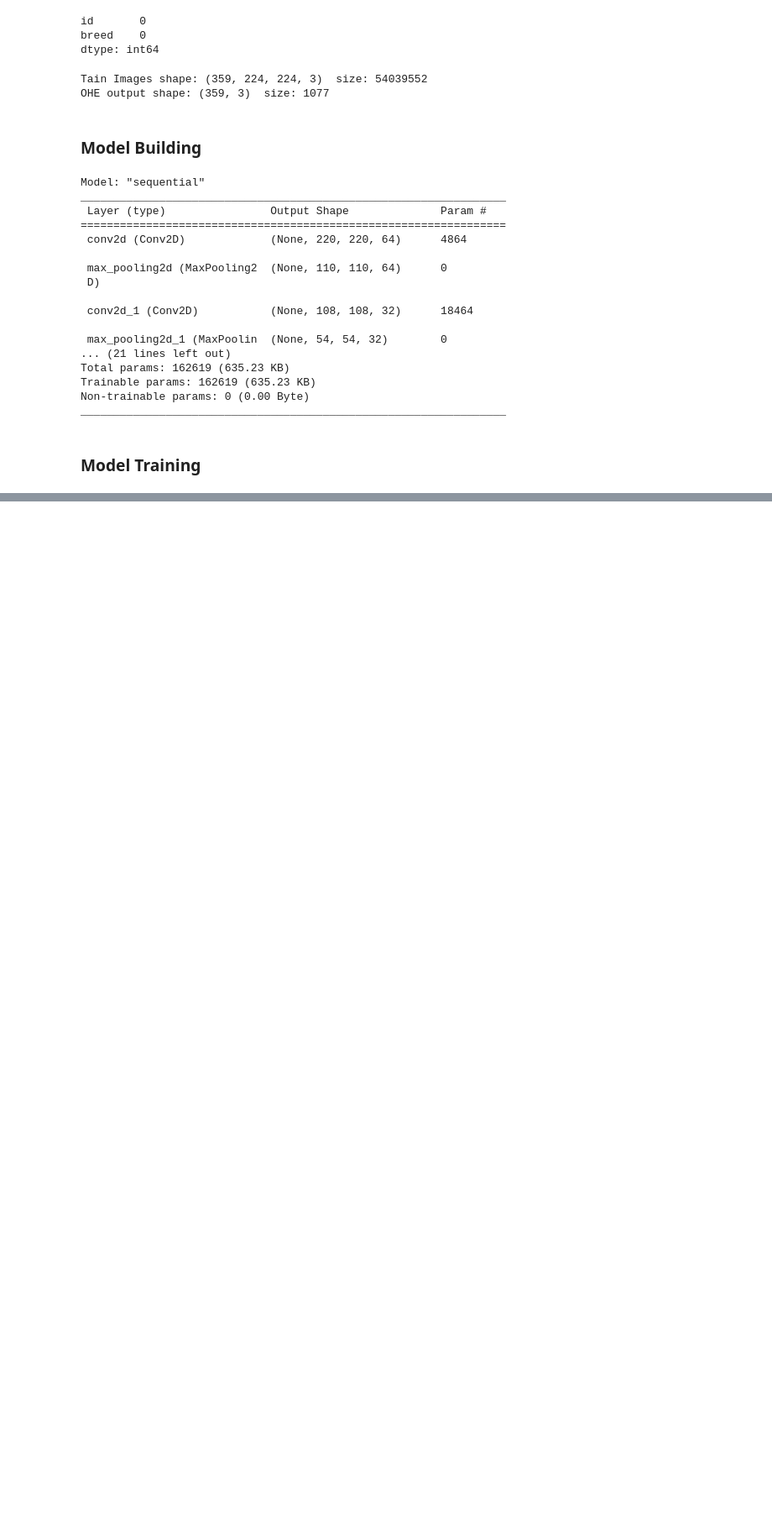
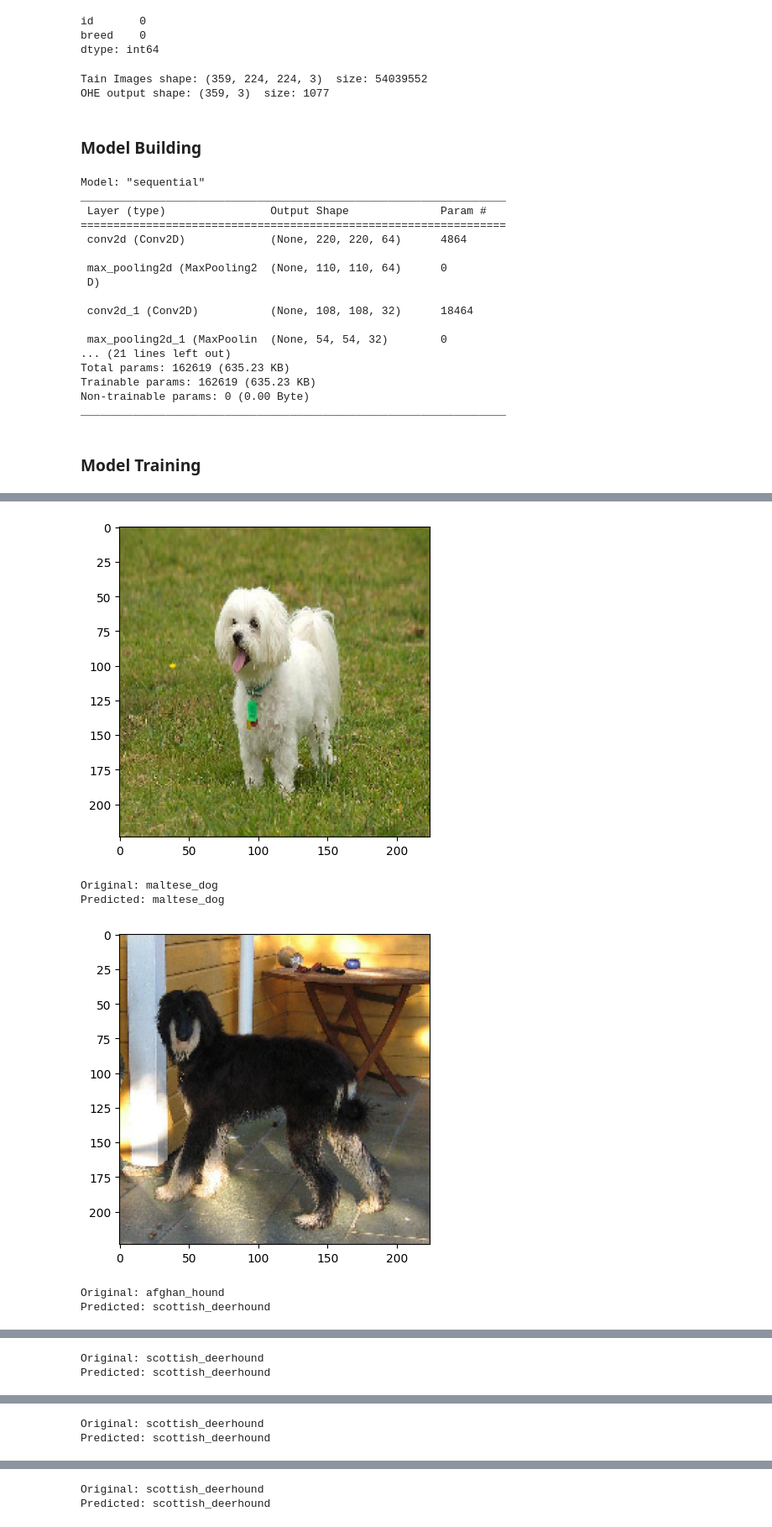
Before and after one commit to AishMe/Basic-ML-Projects, a Jupyter notebook: DogBreedPrediction.ipynb, the cells around one changed output, grey strips where cells are left out. Shown at 84% size. Saved outputs shown, nothing was run; the diff lists cells and outputs as text; code cells hidden in the pictures; blank space fills up the shorter version.

```diff
--- a/DogBreedPrediction.ipynb
+++ b/DogBreedPrediction.ipynb
@@ -211,0 +288,16 @@ X_train, X_val, Y_train, Y_val = train_test_split(X_train_val, Y_train_val, test
+# %%
+# Plot any 5 random images from the test set and compare the original and the predicted values
+num_samples = 5
+for i in random.sample(range(len(X_test)), num_samples):
+  plt.imshow(X_test[i, :, :, :])
+  plt.show()
+
+  print(f"Original: {BREEDS[np.argmax(Y_test[i])]}")
+  print(f"Predicted: {BREEDS[np.argmax(Y_pred[i])]}")
+# %% [output]
+[figure, added]
+Original: maltese_dog
+Predicted: maltese_dog
+[figure, added]
+Original: afghan_hound
+Predicted: scottish_deerhound
@@ -211,0 +305,2 @@ X_train, X_val, Y_train, Y_val = train_test_split(X_train_val, Y_train_val, test
+Original: scottish_deerhound
+Predicted: scottish_deerhound
@@ -211,0 +308,2 @@ X_train, X_val, Y_train, Y_val = train_test_split(X_train_val, Y_train_val, test
+Original: scottish_deerhound
+Predicted: scottish_deerhound
@@ -211,0 +311,2 @@ X_train, X_val, Y_train, Y_val = train_test_split(X_train_val, Y_train_val, test
+Original: scottish_deerhound
+Predicted: scottish_deerhound
```
Also changed, not shown: parts of 14 cells of this notebook.
